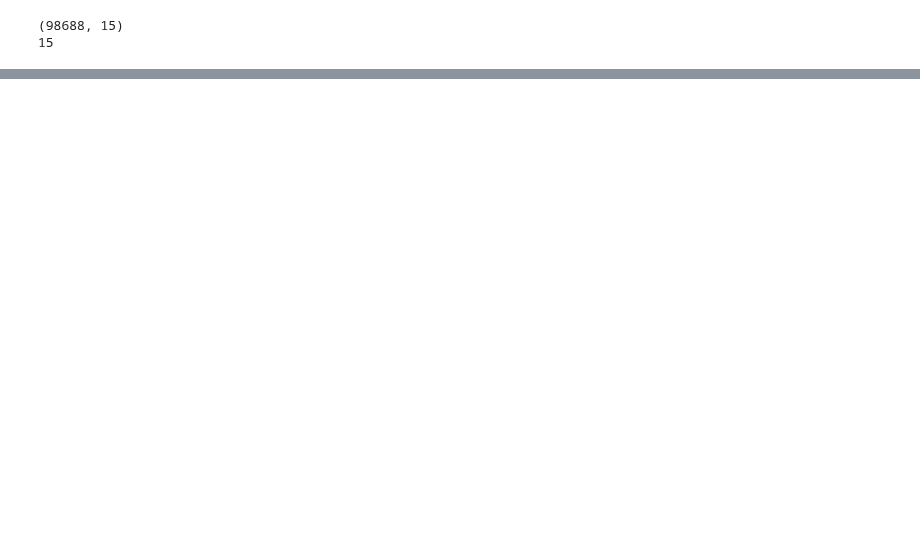
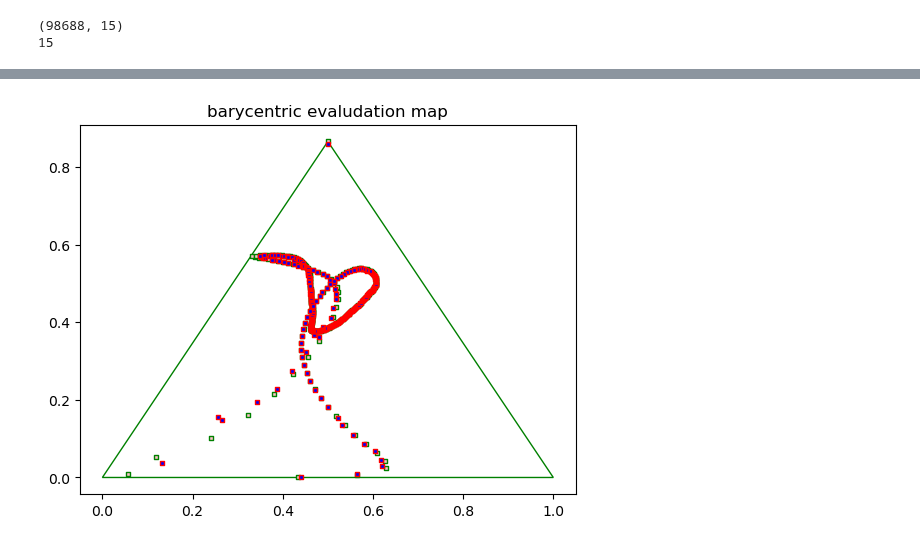
Before and after one commit to bolei-chen/modeling-rsa, a Jupyter notebook: training/src/evaluation.ipynb, the cells around one changed output, grey strips where cells are left out. Cells and saved outputs as stored; diff of their text form; code cells hidden in the pictures; blank space fills up the shorter version.

```diff
--- a/training/src/evaluation.ipynb
+++ b/training/src/evaluation.ipynb
@@ -63,3 +26,0 @@ evaluate_ffnn(corpus=corpus, x=2, model=net, ms=['s', 's'], cs=['pink', 'blue'],
-# %%
-with open('../models/rf.pkl', 'rb') as f:
-    rf = pickle.load(f)
@@ -70,0 +40,15 @@ evaluate_rf(corpus=corpus, x=2, model=rf, ms=['s', 's'], cs=['pink', 'blue'], ed
+# %%
+p = Preprocessor(corpus)
+selected_is = select(corpus, 'x', 3)
+features = dict((i, np.nan_to_num([p.liutex(i) ** 2,
+                                   p.sheer(i) ** 2,
+                                   p.liutex(i) * p.sheer(i),
+                                   p.q1(i),
+                                   p.q4(i),
+                                   p.q6(i),
+                                   p.q7(i),
+                                   p.q10(i)])) for i in selected_is)
+cs_pred = [rf.predict([feature])[0] for _, feature in tqdm(features.items())]
+evaluate(corpus, 3, cs_pred)
+# %% [output]
+[figure, added]
```
Also changed, not shown: parts of 11 cells of this notebook, 23 other files.
